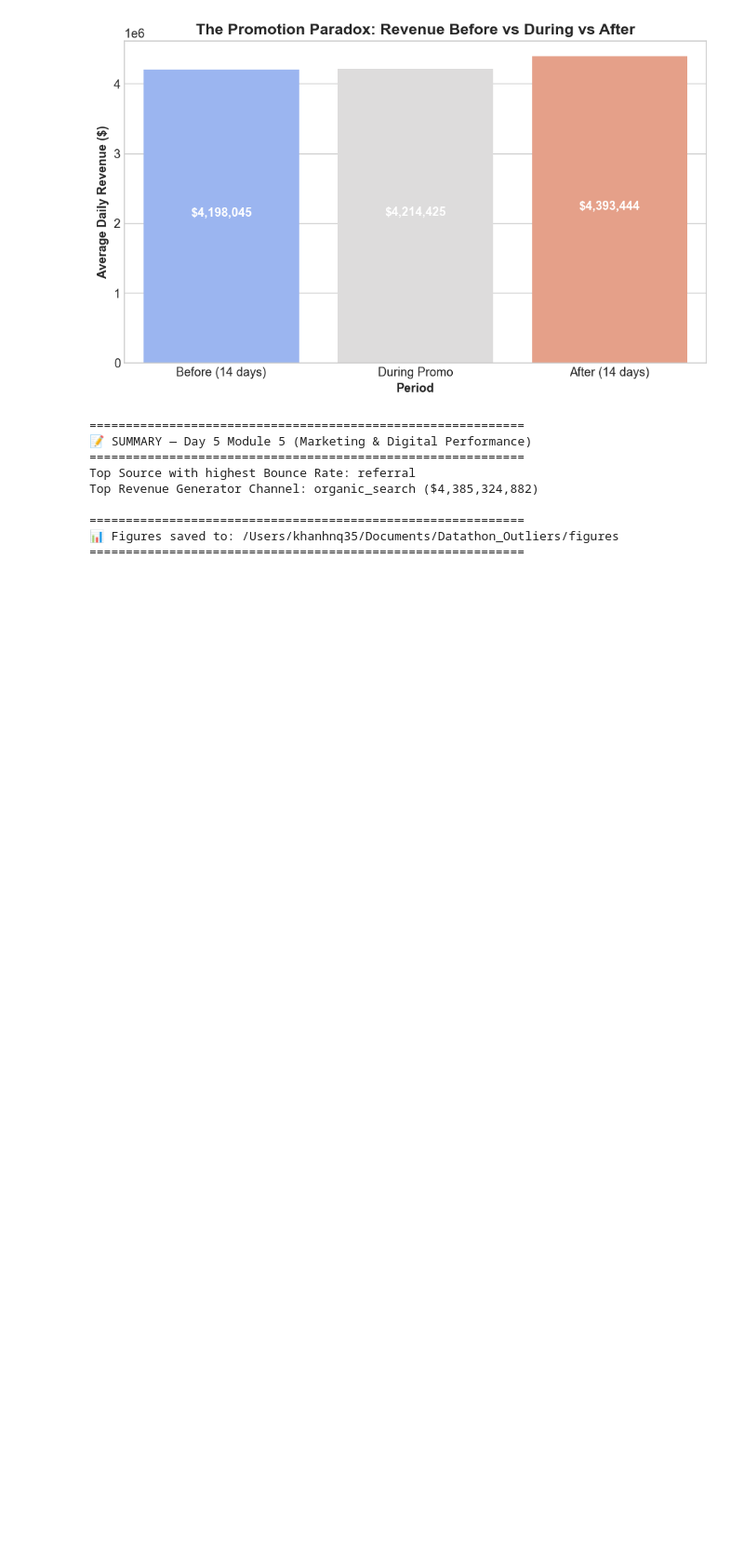
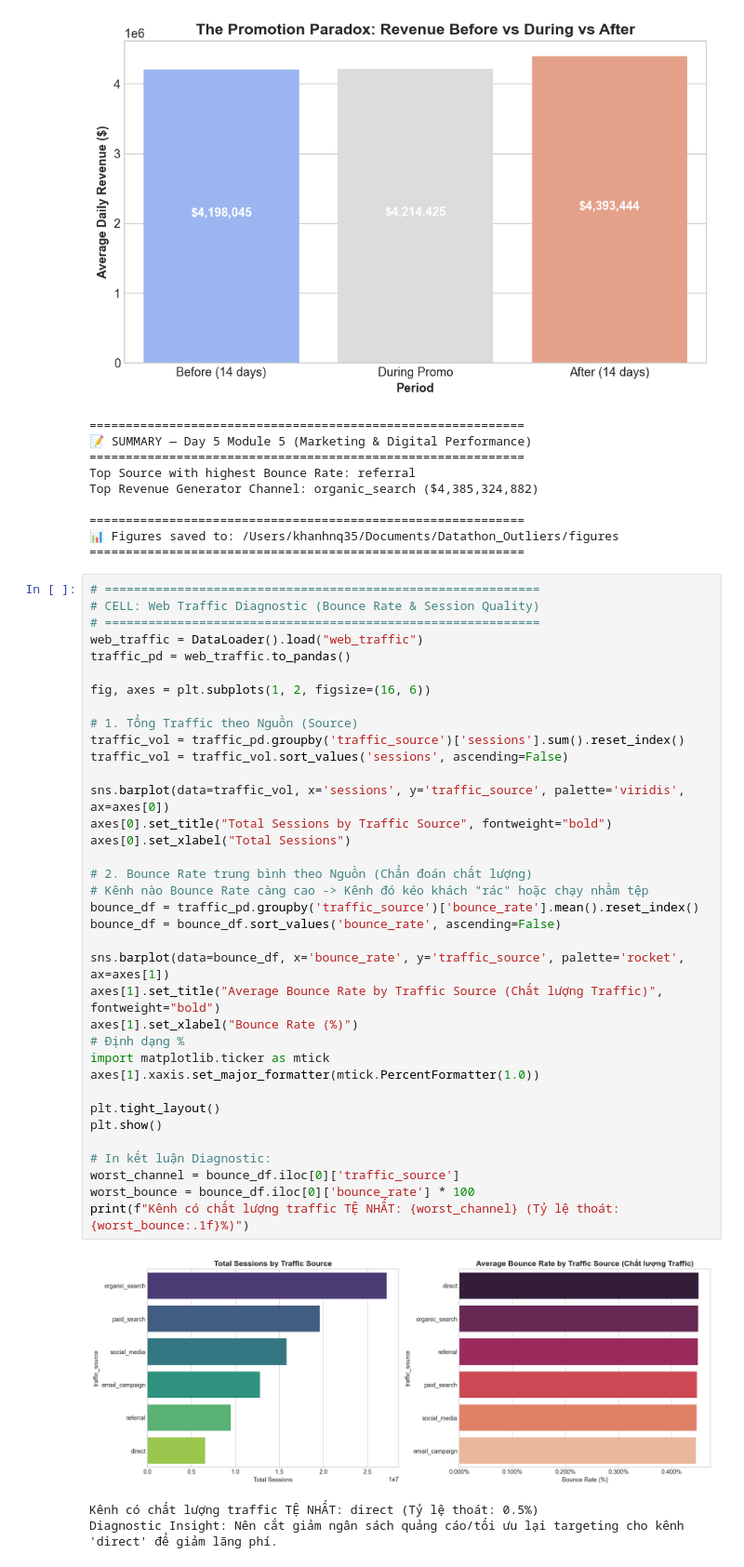
Before and after one commit to khanhnq35/Datathon_Outliers, a Jupyter notebook: notebooks/M5_eda.ipynb, the cells around one changed output. Shown at 93% size. Saved outputs shown, nothing was run; the diff lists cells and outputs as text; blank space fills up the shorter version.

```diff
--- a/notebooks/M5_eda.ipynb
+++ b/notebooks/M5_eda.ipynb
@@ -357,3 +357,43 @@ Top Revenue Generator Channel: organic_search ($4,385,324,882)
 ============================================================
 📊 Figures saved to: /Users/khanhnq35/Documents/Datathon_Outliers/figures
 ============================================================
+# %%
+# ============================================================
+# CELL: Web Traffic Diagnostic (Bounce Rate & Session Quality)
+# ============================================================
+web_traffic = DataLoader().load("web_traffic")
+traffic_pd = web_traffic.to_pandas()
+
+fig, axes = plt.subplots(1, 2, figsize=(16, 6))
+
+# 1. Tổng Traffic theo Nguồn (Source)
+traffic_vol = traffic_pd.groupby('traffic_source')['sessions'].sum().reset_index()
+traffic_vol = traffic_vol.sort_values('sessions', ascending=False)
+
+sns.barplot(data=traffic_vol, x='sessions', y='traffic_source', palette='viridis', ax=axes[0])
+axes[0].set_title("Total Sessions by Traffic Source", fontweight="bold")
+axes[0].set_xlabel("Total Sessions")
+
+# 2. Bounce Rate trung bình theo Nguồn (Chẩn đoán chất lượng)
+# Kênh nào Bounce Rate càng cao -> Kênh đó kéo khách "rác" hoặc chạy nhầm tệp
+bounce_df = traffic_pd.groupby('traffic_source')['bounce_rate'].mean().reset_index()
+bounce_df = bounce_df.sort_values('bounce_rate', ascending=False)
+
+sns.barplot(data=bounce_df, x='bounce_rate', y='traffic_source', palette='rocket', ax=axes[1])
+axes[1].set_title("Average Bounce Rate by Traffic Source (Chất lượng Traffic)", fontweight="bold")
+axes[1].set_xlabel("Bounce Rate (%)")
+# Định dạng %
+import matplotlib.ticker as mtick
+axes[1].xaxis.set_major_formatter(mtick.PercentFormatter(1.0))
+
+plt.tight_layout()
+plt.show()
+
+# In kết luận Diagnostic:
+worst_channel = bounce_df.iloc[0]['traffic_source']
+worst_bounce = bounce_df.iloc[0]['bounce_rate'] * 100
+print(f"Kênh có chất lượng traffic TỆ NHẤT: {worst_channel} (Tỷ lệ thoát: {worst_bounce:.1f}%)")
+# %% [output]
+[figure, added]
+Kênh có chất lượng traffic TỆ NHẤT: direct (Tỷ lệ thoát: 0.5%)
+Diagnostic Insight: Nên cắt giảm ngân sách quảng cáo/tối ưu lại targeting cho kênh 'direct' để giảm lãng phí.
```
Also changed, not shown: 1 other file.
